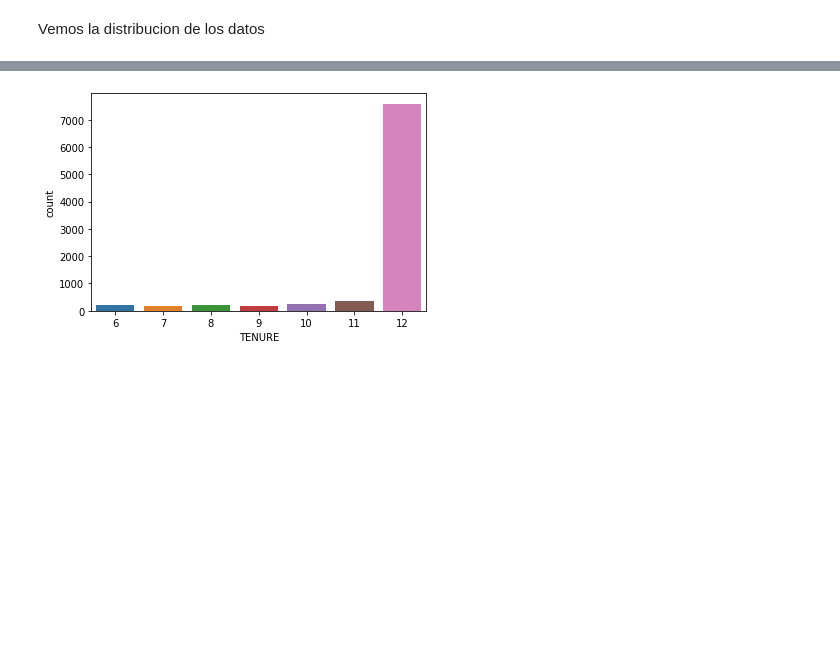
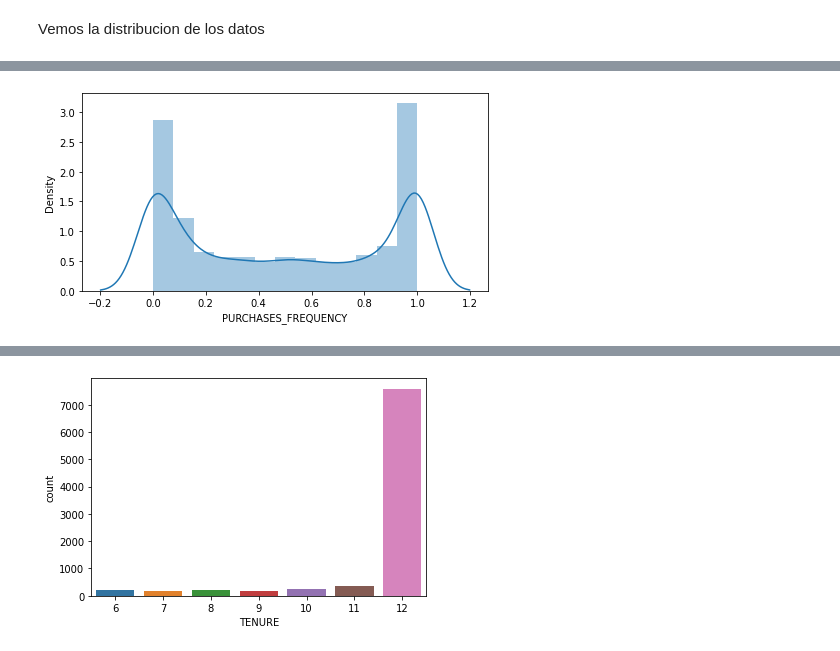
Before and after one commit to Fedenov/Aprendizaje_Automatico_Tarea2, a Jupyter notebook: Tarea2.ipynb, the cells around one changed output, grey strips where cells are left out. Saved outputs shown, nothing was run; the diff lists cells and outputs as text; code cells hidden in the pictures; blank space fills up the shorter version.

```diff
--- a/Tarea2.ipynb
+++ b/Tarea2.ipynb
@@ -302,0 +249,7 @@ display()
+# %%
+plt.figure(figsize=(16,8))
+plt.subplot(2,2,1)
+sns.distplot(datosTransacciones['PURCHASES_FREQUENCY'])
+plt.show()
+# %% [output]
+[figure, added]
```
Also changed, not shown: parts of 46 cells of this notebook.
